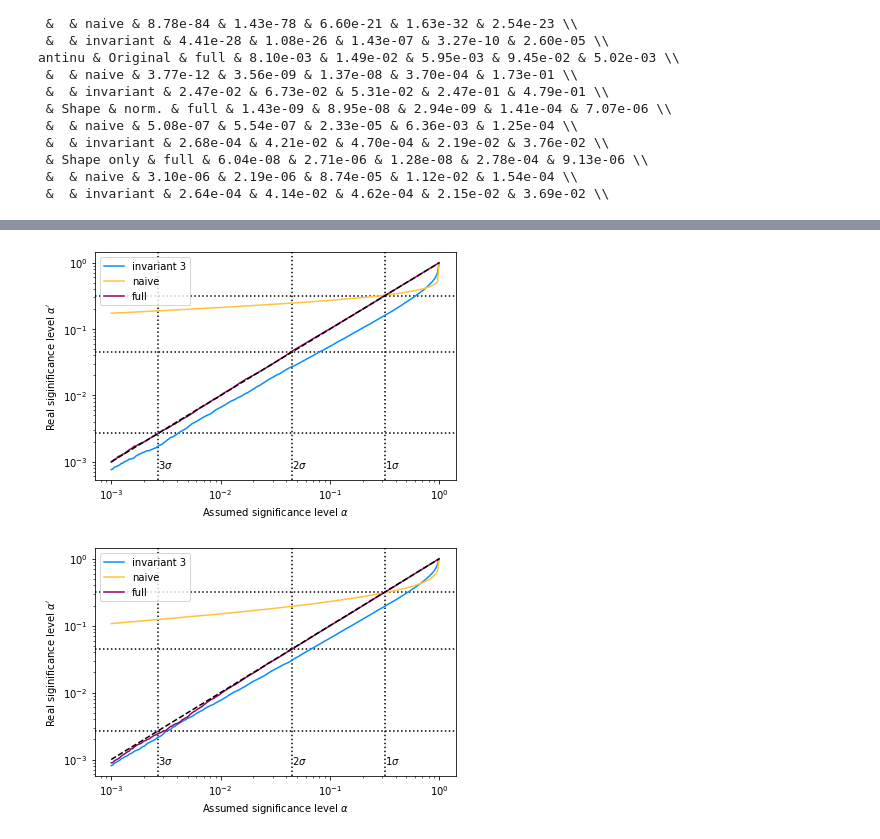
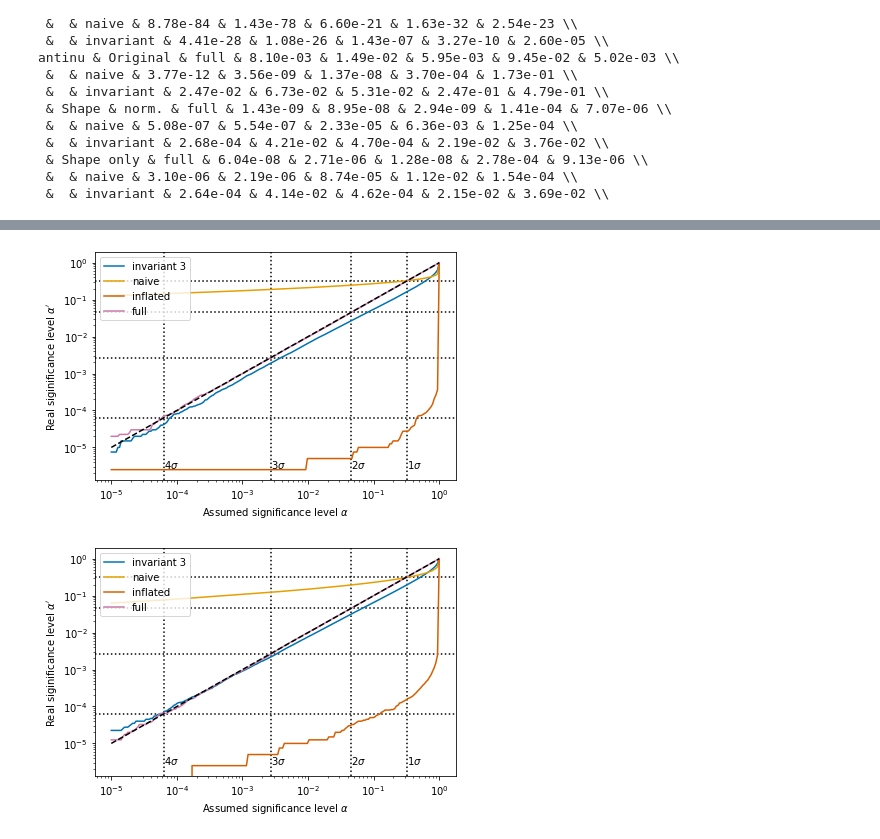
Before and after one commit to ast0815/covfit, a Jupyter notebook: MINERvA.ipynb, the cells around one changed output, grey strips where cells are left out. Drawn from its saved outputs; the diff is of its cells as text; code cells hidden in the pictures.

Commit message:
Update and add inflated uncertainties for projections/fits.

```diff
--- a/MINERvA.ipynb
+++ b/MINERvA.ipynb
@@ -40,7 +40,7 @@ for gen, filename in files.items():
         for mode in modes:
             # Covariance and variance of data
             cov[mode] = F[f"MINERvA_CC0pi_XSec_2Dptpz_{mode}_COV"]
-            cov[mode] = cov[mode].numpy()[0]
+            cov[mode] = cov[mode].to_numpy()[0]
             var[mode] = np.diag(cov[mode])
 
             # Remove empty bins
@@ -61,7 +61,7 @@ for gen, filename in files.items():
             var[mode] = np.diag(cov[mode])
 
             # Get bin areas
-            dump, [(xbins, ybins)] = F[f"MINERvA_CC0pi_XSec_2Dptpz_{mode}_data"].numpy()
+            dump, xbins, ybins = F[f"MINERvA_CC0pi_XSec_2Dptpz_{mode}_data"].to_numpy()
             xbins = xbins[1:] - xbins[:-1]
             ybins = ybins[1:] - ybins[:-1]
             bin_widths[mode] = xbins[np.newaxis, :] * ybins[:, np.newaxis]
@@ -77,7 +77,7 @@ for gen, filename in files.items():
 
             # The data
             hist = F[f"MINERvA_CC0pi_XSec_2Dptpz_{mode}_data_1D"]
-            data[mode] = hist.numpy()[0][i_good]
+            data[mode] = hist.to_numpy()[0][i_good]
 
             # Remove unreported bins from antinu data
             # For some reason the bins are at the end of the array
@@ -122,12 +122,12 @@ for gen, filename in files.items():
             if gen == "SuSAv2" and mode == "antinu":
                 # Get C and H predictions of reported bins
                 with up.open(filename[:-5] + "_anuCOnly.root") as G:
-                    hist = G[f"MINERvA_CC0pi_XSec_2Dptpz_{mode}_MC_1D"].numpy()[0]
+                    hist = G[f"MINERvA_CC0pi_XSec_2Dptpz_{mode}_MC_1D"].to_numpy()[0]
                 with up.open(filename[:-5] + "_anuHOnly.root") as G:
-                    hist += G[f"MINERvA_CC0pi_XSec_2Dptpz_{mode}_MC_1D"].numpy()[0]
+                    hist += G[f"MINERvA_CC0pi_XSec_2Dptpz_{mode}_MC_1D"].to_numpy()[0]
             else:
                 hist = F[f"MINERvA_CC0pi_XSec_2Dptpz_{mode}_MC_1D"]
-                hist = hist.numpy()[0][i_good]
+                hist = hist.to_numpy()[0][i_good]
                 # Remove unreported bins from antinu data
                 # For some reason the bins are at the end of the array
                 if mode == "antinu":
@@ -471,10 +471,19 @@ antinu & Original & full & 8.10e-03 & 1.49e-02 & 5.95e-03 & 9.45e-02 & 5.02e-03
 # %%
 %%time
 # Test with toy data
-N = 100000
+N = 100000 * 4
 rng = np.random.default_rng()
 distances = {}
+
 for mode in modes:
+    # For inflated
+    sigma_crit = 3
+    p_crit = chi2.sf(sigma_crit**2, df=1)
+    x_crit_worst = chi2.isf(p_crit, df=1) * len(data[mode])
+    x_crit_prime = chi2.isf(p_crit, df=len(data[mode]))
+    inflation = x_crit_worst / x_crit_prime
+    print(inflation, np.sqrt(inflation))
+
     toys = rng.multivariate_normal(
         mean=np.zeros_like(data[mode]), cov=cov[mode], size=N
     )
@@ -485,6 +494,7 @@ for mode in modes:
             chi2(df=1),
         ),
         "naive": (naive(z), chi2(df=len(var[mode]))),
+        "inflated": (inflated(z, alpha=inflation), chi2(df=len(var[mode]))),
         "full": (
             (toys[:, np.newaxis, :] @ cov_inv[mode] @ toys[:, :, np.newaxis]).flatten(),
             chi2(df=len(var[mode])),
@@ -498,28 +510,28 @@ Wall time: 26.5 s
 # %%
 # siginifcance levels
 for mode in modes:
     fig, ax = plt.subplots()
-    for s in [1, 2, 3]:
+    for s in [1, 2, 3, 4]:
         SL = chi2.sf(s ** 2, df=1)
         ax.axhline(SL, color="k", linestyle="dotted")
         ax.axvline(SL, color="k", linestyle="dotted")
         ax.annotate(f"${s}\sigma $ ", (SL, 0.05), xycoords=("data", "axes fraction"))
 
-    x = np.logspace(-3, 0, 200)
+    x = np.logspace(-5, 0, 200)
     for name, (toys, expected) in distances[mode].items():
         y = np.sum(toys[:, np.newaxis] >= expected.isf(x), axis=0) / len(toys)
         ax.plot(x, y, label=name)
     ax.plot([x[0], 1], [x[0], 1], color="k", linestyle="dashed")
     ax.set_yscale("log")
     ax.set_xscale("log")
     ax.set_ylabel(r"Real siginificance level $\alpha'$")
     ax.set_xlabel(r"Assumed significance level $\alpha$")
     ax.legend(loc="upper left")
     fig.tight_layout()
     fig.savefig(f"plots/minerva-{mode}-significance.pdf")
 # %% [output]
-[figure, old version]
+[figure, new version]
-[figure, old version]
+[figure, new version]
 # %%
 del distances
 # %%
```
Also changed, not shown: parts of 15 cells of this notebook, 8 other files.
